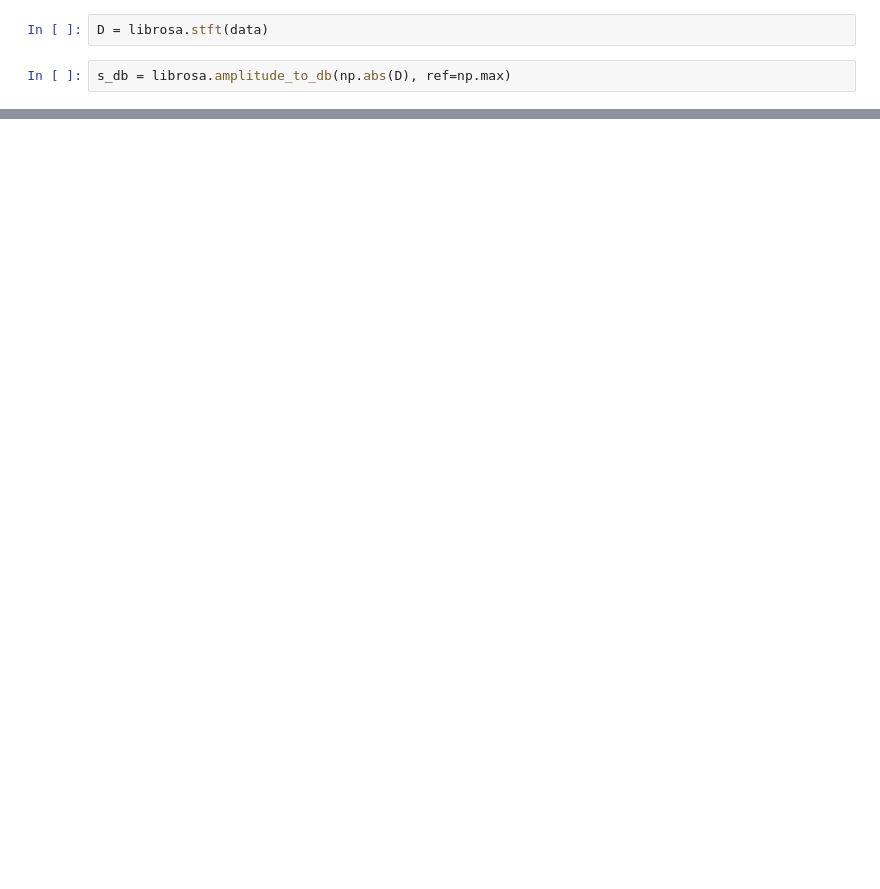
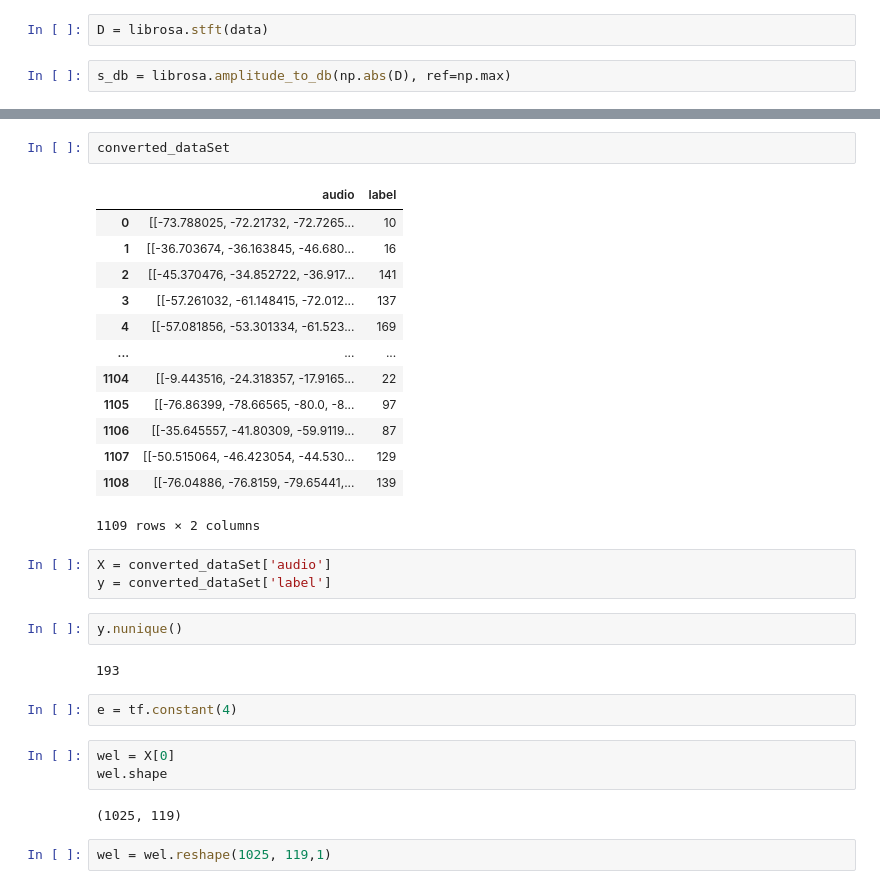
Before and after one commit to steven-mpawulo/KWS_NLP_DeepLearning, a Jupyter notebook: KWS_NLP_.ipynb, the cells around one changed output, grey strips where cells are left out. Saved outputs shown, nothing was run; the diff lists cells and outputs as text; blank space fills up the shorter version.

```diff
--- a/KWS_NLP_.ipynb
+++ b/KWS_NLP_.ipynb
@@ -123,0 +185,32 @@ plt.colorbar()
+# %%
+converted_dataSet
+# %% [output]
+|  | audio | label |
+| 0 | [[-73.788025, -72.21732, -72.7265... | 10 |
+| 1 | [[-36.703674, -36.163845, -46.680... | 16 |
+| 2 | [[-45.370476, -34.852722, -36.917... | 141 |
+| 3 | [[-57.261032, -61.148415, -72.012... | 137 |
+| 4 | [[-57.081856, -53.301334, -61.523... | 169 |
+| ... | ... | ... |
+| 1104 | [[-9.443516, -24.318357, -17.9165... | 22 |
+| 1105 | [[-76.86399, -78.66565, -80.0, -8... | 97 |
+| 1106 | [[-35.645557, -41.80309, -59.9119... | 87 |
+| 1107 | [[-50.515064, -46.423054, -44.530... | 129 |
+| 1108 | [[-76.04886, -76.8159, -79.65441,... | 139 |
+1109 rows × 2 columns
+# %%
+X = converted_dataSet['audio']
+y = converted_dataSet['label']
+# %%
+y.nunique()
+# %% [output]
+193
+# %%
+e = tf.constant(4)
+# %%
+wel = X[0]
+wel.shape
+# %% [output]
+(1025, 119)
+# %%
+wel = wel.reshape(1025, 119,1)
```
Also changed, not shown: parts of 60 cells of this notebook.
